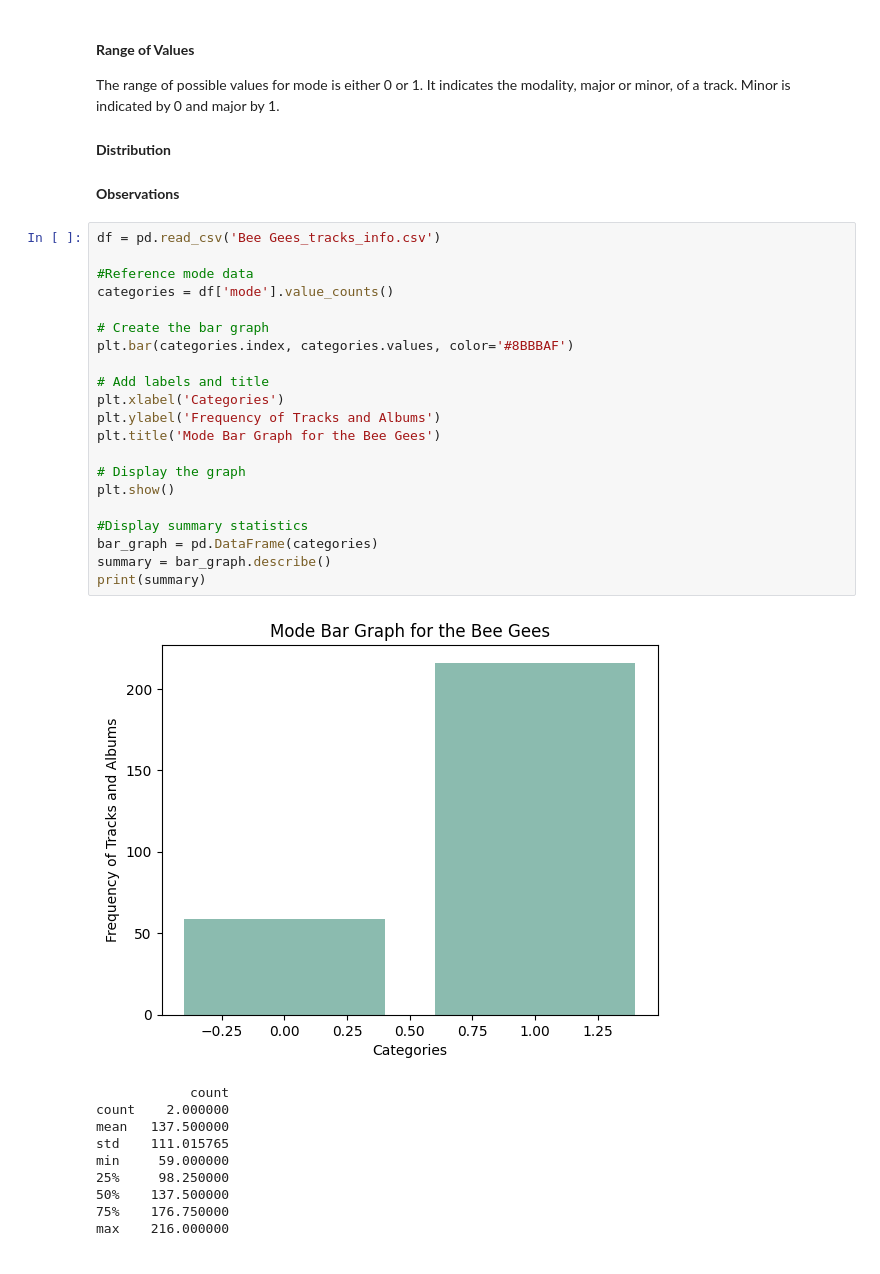
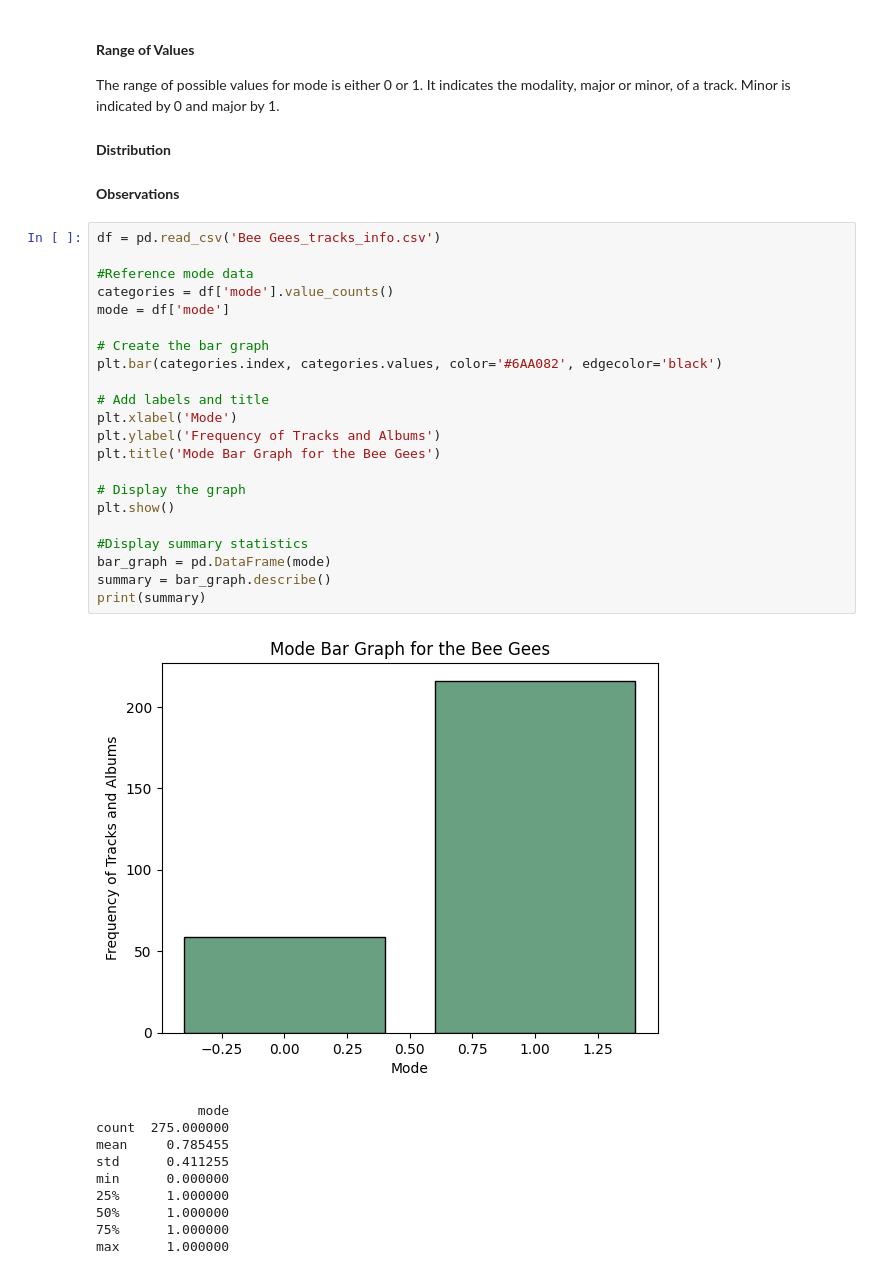
Before and after one commit to richirey75/Data-Mining-CS4990, a Jupyter notebook: DataMiningProject.ipynb, the cells around one changed output. Saved outputs shown, nothing was run; the diff lists cells and outputs as text.

Commit message:
added summary statistics for mode

```diff
--- a/DataMiningProject.ipynb
+++ b/DataMiningProject.ipynb
@@ -340,32 +353,33 @@ The range of possible values for mode is either 0 or 1. It indicates the modalit
 # %%
 df = pd.read_csv('Bee Gees_tracks_info.csv')
 
 #Reference mode data
 categories = df['mode'].value_counts()
+mode = df['mode']
 
 # Create the bar graph
-plt.bar(categories.index, categories.values, color='#8BBBAF')
+plt.bar(categories.index, categories.values, color='#6AA082', edgecolor='black')
 
 # Add labels and title
-plt.xlabel('Categories')
+plt.xlabel('Mode')
 plt.ylabel('Frequency of Tracks and Albums')
 plt.title('Mode Bar Graph for the Bee Gees')
 
 # Display the graph
 plt.show()
 
 #Display summary statistics
-bar_graph = pd.DataFrame(categories)
+bar_graph = pd.DataFrame(mode)
 summary = bar_graph.describe()
 print(summary)
 # %% [output]
-[figure, old version]
+[figure, new version]
-            count
-count    2.000000
-mean   137.500000
-std    111.015765
-min     59.000000
-25%     98.250000
-50%    137.500000
-75%    176.750000
-max    216.000000
+             mode
+count  275.000000
+mean     0.785455
+std      0.411255
+min      0.000000
+25%      1.000000
+50%      1.000000
+75%      1.000000
+max      1.000000
```
Also changed, not shown: parts of 4 cells of this notebook.
